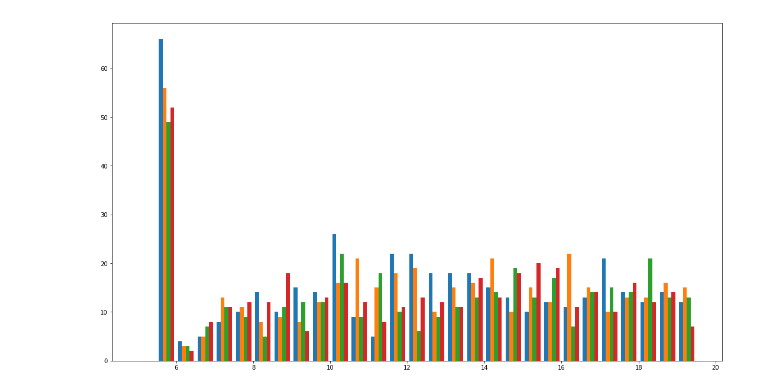
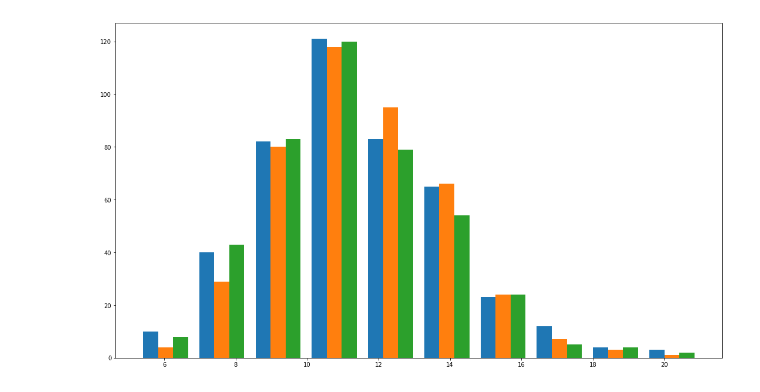
Before and after one commit to magdyksaleh/cs224w_ssm, a Jupyter notebook: notebooks/community.ipynb, the cells around one changed output. Saved outputs shown, nothing was run; the diff lists cells and outputs as text; code cells hidden in the pictures.

```diff
--- a/notebooks/community.ipynb
+++ b/notebooks/community.ipynb
@@ -53,0 +60,23 @@ for i,x in enumerate(part_Mes):
+# %%
+G_LS=nx.Graph()
+G_LS.add_nodes_from(community_LS.keys())
+# print G_LS174T.IsNode(node)
+# G_LS174T.GetNI(12959).GetOutEdges()
+for community, nodes in community_LS.items():
+    nbrs = set()
+    for node in nodes:
+        node_nbr = [nbrs.add(nbr) for nbr in G_LS174T.GetNI(node).GetOutEdges()]
+    for community2, nodes2 in community_LS.items():
+        if community == community2:
+            continue
+        if nodes2 &nbrs:
+            G_LS.add_edge(community, community2)
+community_sizes = [len(val) for val in community_LS.values()]
+community_position = []
+coordinates = get_pos('../data/og_files/LS174T_spatialGraph_RIN.txt')
+community_coordinates = {}
+for community, nodes in community_LS.items():
+    sum_coord = np.asarray([0,0,0])
+    for node in nodes:
+        sum_coord += coordinates[node]
+    community_coordinates[community] = sum_coord/float(len(nodes))
@@ -53,0 +90,7 @@ for i,x in enumerate(part_Mes):
+# %%
+nidx2clust_SW = {}
+for i,x in enumerate(part_SW):
+    for y in x:
+        nidx2clust_SW[y] = i
+unique, counts = np.unique(nidx2clust_SW.values(), return_counts = True)
+print "Number of communities = %d, largest community = %d"%(len(unique), np.amax(counts))
@@ -54 +99,5 @@ for i,x in enumerate(part_Mes):
+# %%
+community_SW = defaultdict(list)
+for i,node in enumerate(nidx2clust_SW):
+    community_SW[node].append(i)
 # %%
@@ -58,5 +110,0 @@ nx.draw(G_Mes_nx, node_color=nidx2clust_mes, pos = pos, node_size=40, cmap=plt.c
-# %%
-nidx2clust_LS = np.asarray([0]*G_LS174T.vcount())
-for i,x in enumerate(part_LS):
-    for y in x:
-        nidx2clust_LS[y] = i
@@ -114,9 +184,9 @@ plt.hist(radii_LS.values(), bins = np.arange(5,20,0.5))
 # %%
-plt.hist(community_radii_SW.values()[6:10], bins = np.arange(5,20,0.5))
+plt.hist(community_radii_LS.values()[:3])
 # plt.gca().set_xscale('log')
 plt.gcf().set_size_inches(18.5, 10.5)
 # %% [output]
-[figure, old version]
+[figure, new version]
 # %%
 plt.hist(community_radii_LS[1], bins = np.arange(5,20,0.5))
 # plt.gca().set_xscale('log')
```
Also changed, not shown: parts of 27 cells of this notebook, 10 other files.
